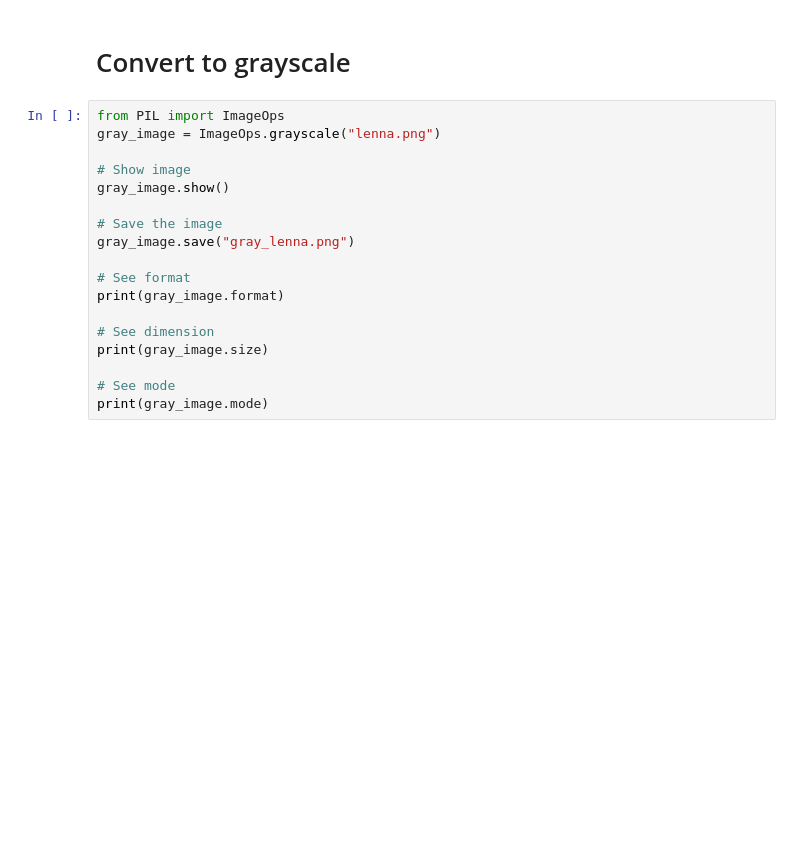
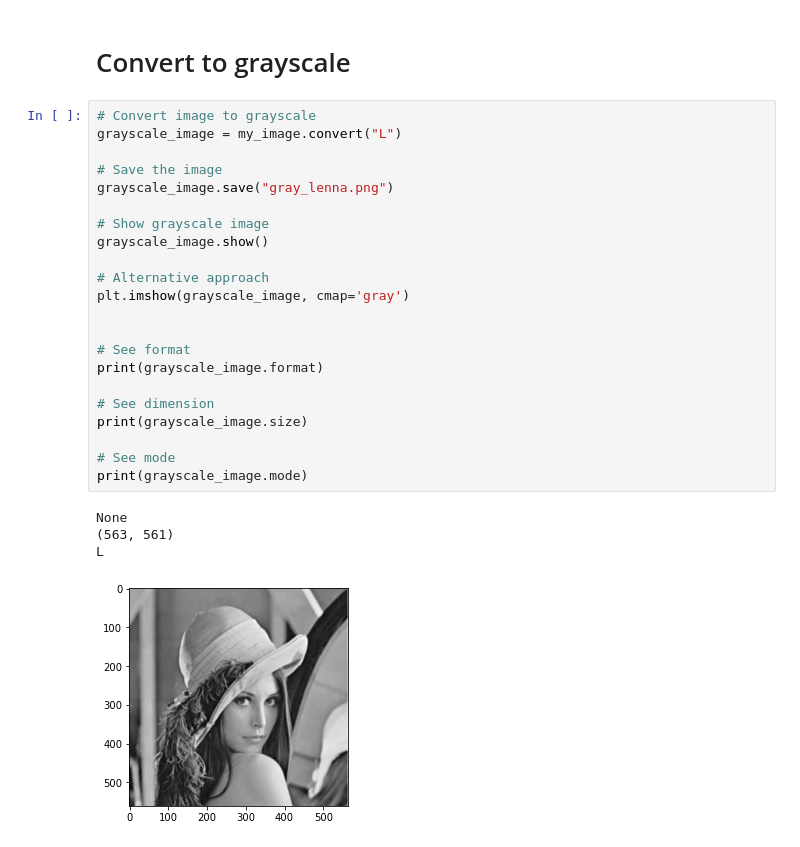
Before and after one commit to syednayeemridwan/IBM-AI-Engineering, a Jupyter notebook: 03. Introduction to Computer Vision and Image Processing/week-302/understanding image.ipynb, the cells around one changed output. Saved outputs shown, nothing was run; the diff lists cells and outputs as text; blank space fills up the shorter version.

Commit message:
Convert image to grayscale

```diff
--- a/03. Introduction to Computer Vision and Image Processing/week-302/understanding image.ipynb
+++ b/03. Introduction to Computer Vision and Image Processing/week-302/understanding image.ipynb
@@ -38,20 +43,29 @@ print(my_image.mode)
 # %% [markdown]
 # Convert to grayscale
 # %%
-from PIL import ImageOps
-gray_image = ImageOps.grayscale("lenna.png")
-
-# Show image
-gray_image.show()
+# Convert image to grayscale
+grayscale_image = my_image.convert("L")
 
 # Save the image
-gray_image.save("gray_lenna.png")
+grayscale_image.save("gray_lenna.png")
+
+# Show grayscale image
+grayscale_image.show()
+
+# Alternative approach
+plt.imshow(grayscale_image, cmap='gray')
+
 
 # See format
-print(gray_image.format)
+print(grayscale_image.format)
 
 # See dimension
-print(gray_image.size)
+print(grayscale_image.size)
 
 # See mode
-print(gray_image.mode)
+print(grayscale_image.mode)
+# %% [output]
+None
+(563, 561)
+L
+[figure, added]
```
Also changed, not shown: parts of 14 cells of this notebook, 2 other files.
